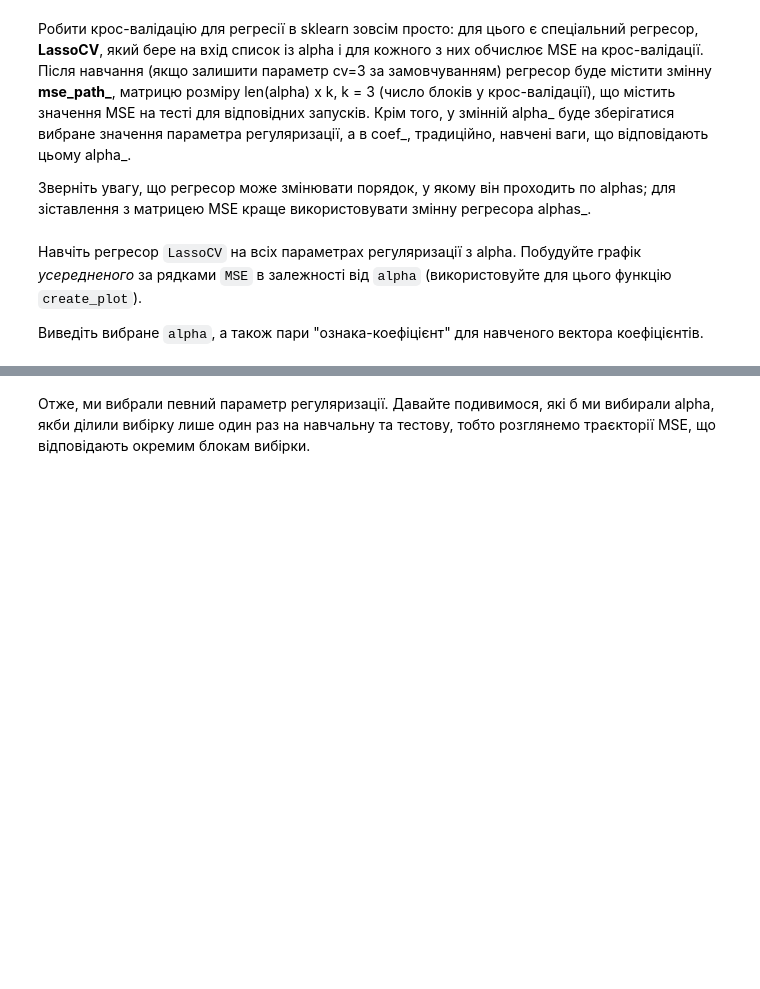
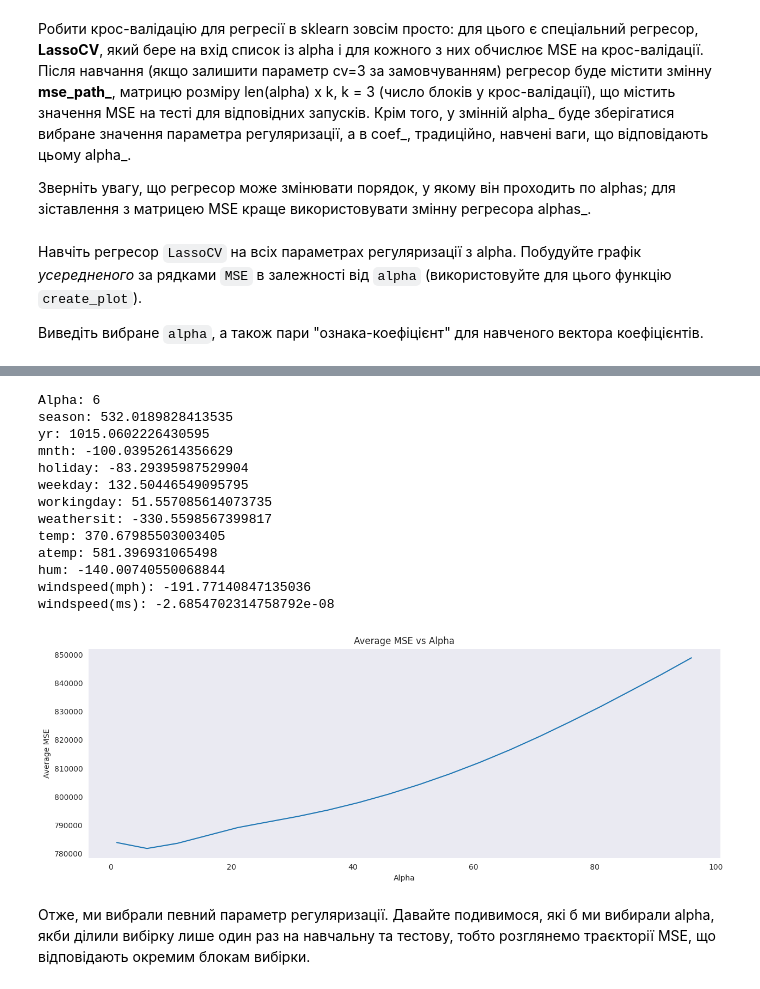
Before and after one commit to Zaicevvv/GoIT-DSandML-Private, a Jupyter notebook: HW7.ipynb, the cells around one changed output, grey strips where cells are left out. Cells and saved outputs as stored; diff of their text form; code cells hidden in the pictures; blank space fills up the shorter version.

```diff
--- a/HW7.ipynb
+++ b/HW7.ipynb
@@ -113,0 +193,8 @@ from sklearn.linear_model import LinearRegression
+# %%
+model = LinearRegression().fit(X, y)
+
+weights = model.coef_
+
+feature_names = df.columns[:-1]
+for feature, weight in zip(feature_names, weights):
+    print(f"{feature}: {weight}")
@@ -177,3 +281,18 @@ for alpha in alphas:
+# %%
+alphas = np.arange(1, 500, 50)
+
+coefs_lasso = []
+coefs_ridge = []
+
+for alpha in alphas:
+    lasso_model = Lasso(alpha=alpha).fit(X, y)
+    ridge_model = Ridge(alpha=alpha).fit(X, y)
+
+    coefs_lasso.append(lasso_model.coef_)
+    coefs_ridge.append(ridge_model.coef_)
+
+coefs_lasso = np.array(coefs_lasso)
+coefs_ridge = np.array(coefs_ridge)
 # %% [markdown]
 Проаналізуйте динаміку ваг при збільшенні параметра регуляризації:
 # %%
@@ -230,8 +356,9 @@ def create_plot(data, title, xlabel, ylabel, figsize=None):
     size = figsize or (15, 5)
     plt.figure(figsize=size)
 
-    x = map(lambda e: e[0], data)
-    y = map(lambda e: e[1], data)
+    # x = map(lambda e: e[0], data)
+    # y = map(lambda e: e[1], data)
+    x, y = data
     plt.plot(x, y)
 
     plt.title(title)
@@ -265,3 +370,35 @@ windspeed(ms): -2.68545418157e-08
+# %%
+from sklearn.linear_model import LassoCV
+
+alphas = np.arange(1, 100, 5)
+
+regressor = LassoCV(alphas=alphas, cv=6).fit(X, y)
+
+print(f'Alpha: {regressor.alpha_}')
+
+coefficients = zip(df.columns[:-1], regressor.coef_)
+for feature, coefficient in coefficients:
+    print(f"{feature}: {coefficient}")
+
+create_plot((regressor.alphas_, np.mean(regressor.mse_path_, axis=1)),
+            title="Average MSE vs Alpha",
+            xlabel="Alpha",
+            ylabel="Average MSE")
+# %% [output]
+Alpha: 6
+season: 532.0189828413535
+yr: 1015.0602226430595
+mnth: -100.03952614356629
+holiday: -83.29395987529904
+weekday: 132.50446549095795
+workingday: 51.557085614073735
+weathersit: -330.5598567399817
+temp: 370.67985503003405
+atemp: 581.396931065498
+hum: -140.00740550068844
+windspeed(mph): -191.77140847135036
+windspeed(ms): -2.6854702314758792e-08
+[figure, added]
 # %% [markdown]
 Отже, ми вибрали певний параметр регуляризації. Давайте подивимося, які б ми вибирали alpha, якби ділили вибірку лише один раз на навчальну та тестову, тобто розглянемо траєкторії MSE, що відповідають окремим блокам вибірки.
 # %% [markdown]
```
Also changed, not shown: parts of 30 cells of this notebook.
